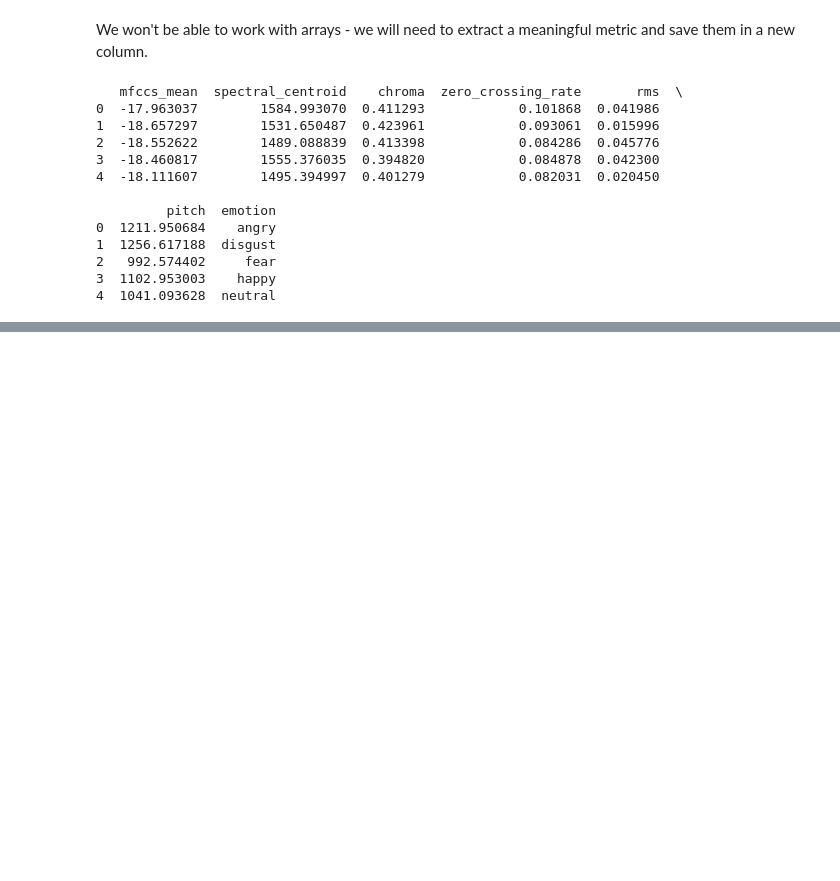
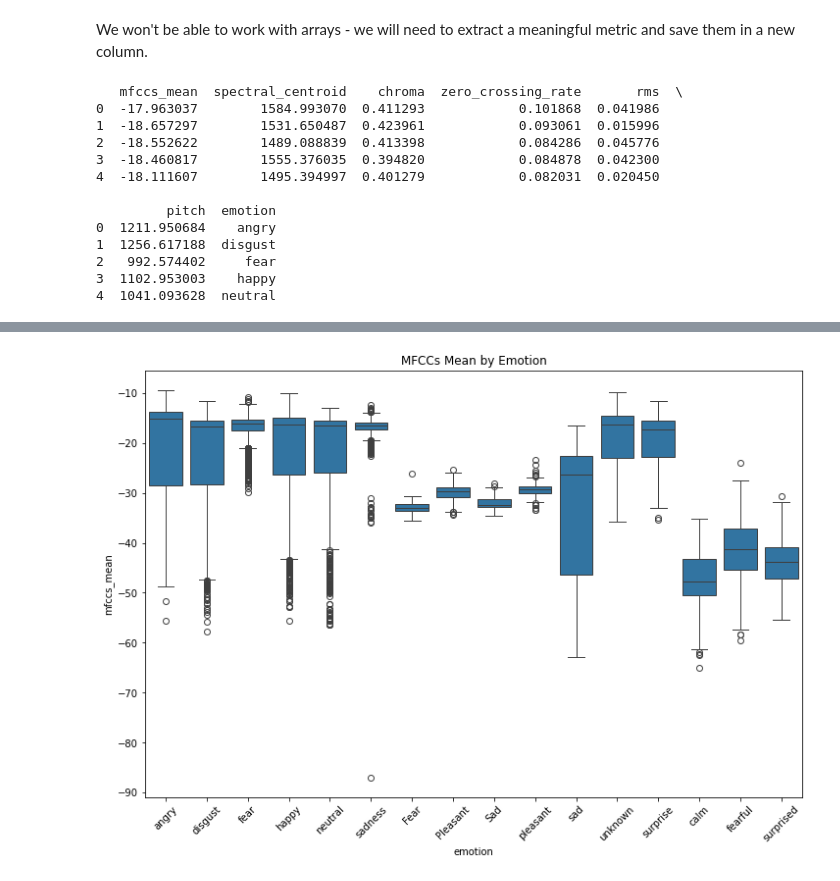
Before and after one commit to woodenikki/detecting-emotion-in-voice, a Jupyter notebook: notebook.ipynb, the cells around one changed output, grey strips where cells are left out. Cells and saved outputs as stored; diff of their text form; code cells hidden in the pictures; blank space fills up the shorter version.

```diff
--- a/notebook.ipynb
+++ b/notebook.ipynb
@@ -480,0 +506,9 @@ dtype: int64
+# %%
+# box plots of features by emotion
+plt.figure(figsize=(12, 8))
+sns.boxplot(data=clean_data, x='emotion', y='mfccs_mean')
+plt.title('MFCCs Mean by Emotion')
+plt.xticks(rotation=45)
+plt.show()
+# %% [output]
+[figure, added]
```
Also changed, not shown: parts of 11 cells of this notebook.
